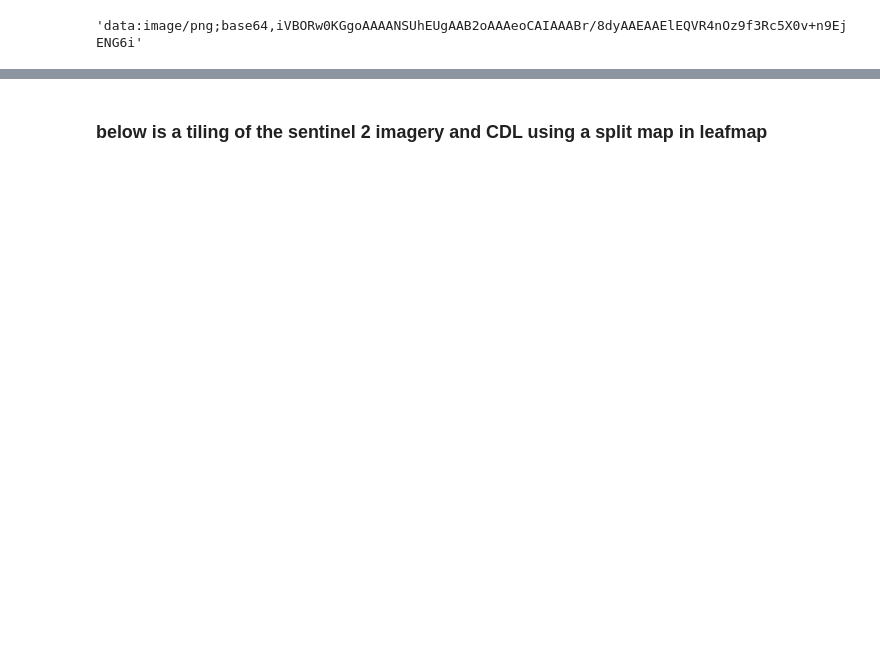
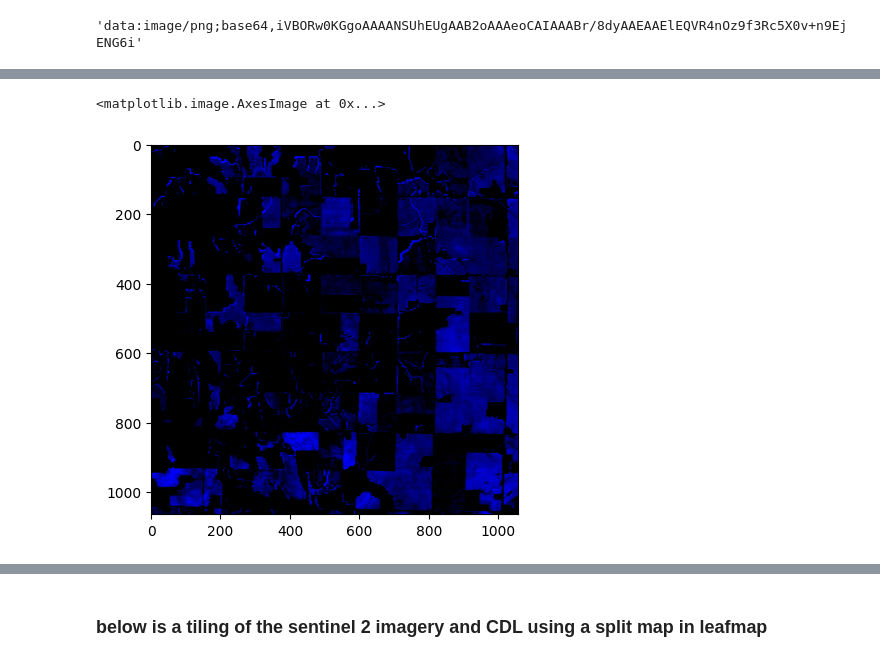
Before and after one commit to krissykodes/geospatial_workflows, a Jupyter notebook: curate_data.ipynb, the cells around one changed output, grey strips where cells are left out. Cells and saved outputs as stored; diff of their text form; code cells hidden in the pictures; blank space fills up the shorter version.

```diff
--- a/curate_data.ipynb
+++ b/curate_data.ipynb
@@ -382,0 +383,9 @@ mpl.image.imsave('red_layer2.png', np.array(s2_img_red,'uint8'))
+# %%
+# Copy image so we don't mess up the original
+import matplotlib as mpl
+s2_img_blue = s2_img.copy()
+s2_img_blue[..., [1,0]] = 0
+plt.imshow(s2_img_blue)
+# %% [output]
+<matplotlib.image.AxesImage at 0x...>
+[figure, added]
```
Also changed, not shown: parts of 18 cells of this notebook.
